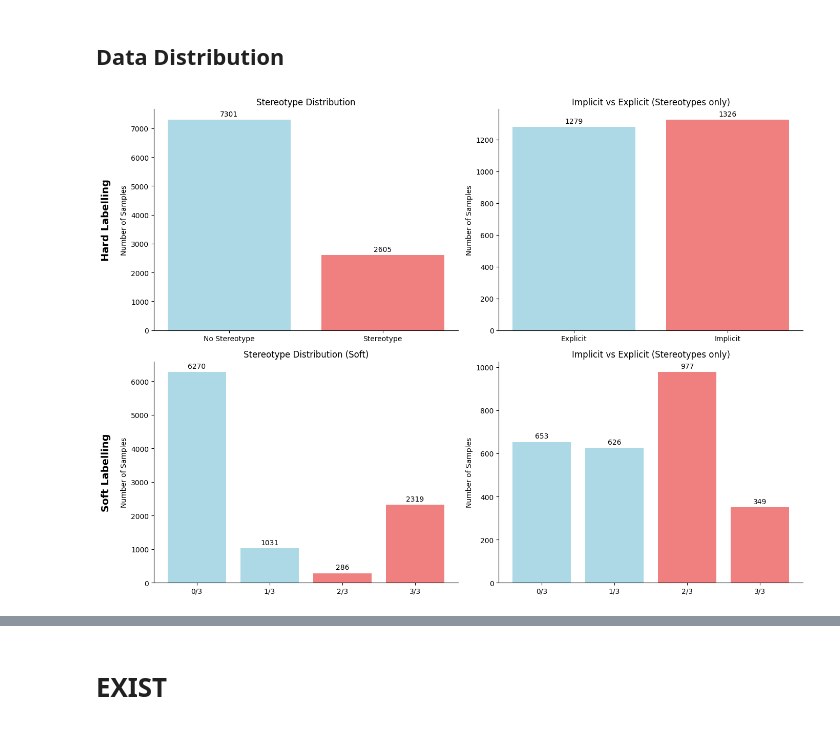
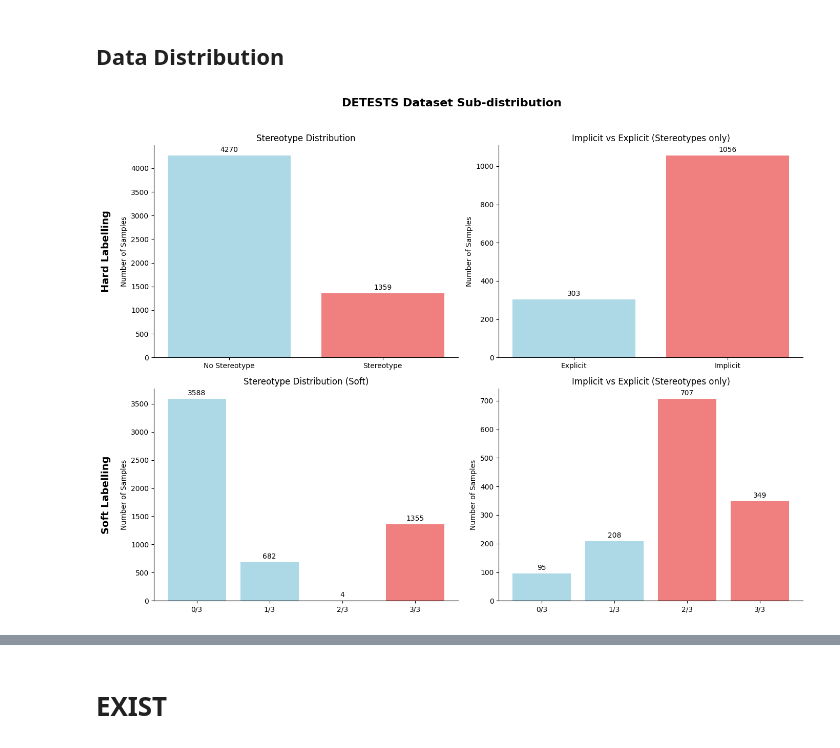
Before and after one commit to Buzzeitor30/stereotype_detection_through_steering_vectors, a Jupyter notebook: notebooks/data_analysis.ipynb, the cells around one changed output, grey strips where cells are left out. Saved outputs shown, nothing was run; the diff lists cells and outputs as text; code cells hidden in the pictures.

Commit message:
new images

```diff
--- a/notebooks/data_analysis.ipynb
+++ b/notebooks/data_analysis.ipynb
@@ -27,80 +90,20 @@ implicit_dis_soft = detests_dataset_df.loc[detests_dataset_df["stereotype"] == 1
 # %%
-import os
+# 1. Apply to DETESTS source
+detest_subset = detests_dataset_df.loc[detests_dataset_df["source"] == "detests"]
+plot_detest_distribution(
+    df=detest_subset,
+    title="DETESTS Dataset Sub-distribution",
+    save_name="detests_source_distribution.png"
+)
 
-# Increased figsize so the two rows don't overlap
-fig, ax = plt.subplots(nrows=2, ncols=2, figsize=(14, 10))
+# 2. Apply to Stereohoax source
+stereohoax_subset = detests_dataset_df.loc[detests_dataset_df["source"] == "stereohoax"]
+plot_detest_distribution(
+    df=stereohoax_subset,
+    title="Stereohoax Dataset Sub-distribution",
+    save_name="stereohoax_source_distribution.png"
+)
 
-# --- ROW 1: Hard Labelling ---
-
-# Plot 1: Bar chart for Stereotype Distribution
-bars1 = ax[0][0].bar(
-    [str(i) for i in sterotype_dis.index],
-    sterotype_dis.values,
-    color=['lightblue', 'lightcoral']
-)
-ax[0][0].set_title('Stereotype Distribution')
-ax[0][0].set_ylabel('Number of Samples')
-ax[0][0].bar_label(bars1, padding=3)
-
-# Plot 2: Bar chart for Implicit Distribution
-bars2 = ax[0][1].bar(
-    [str(i) for i in implicit_dis.index],
-    implicit_dis.values,
-    color=['lightblue', 'lightcoral']
-)
-ax[0][1].set_title('Implicit vs Explicit (Stereotypes only)')
-ax[0][1].set_ylabel('Number of Samples')
-ax[0][1].bar_label(bars2, padding=3)
-
-# Add Row 1 Title on the left side
-ax[0][0].annotate('Hard Labelling', xy=(0, 0.5), xytext=(-ax[0][0].yaxis.labelpad - 10, 0),
-                  xycoords=ax[0][0].yaxis.label, textcoords='offset points',
-                  size=14, ha='right', va='center', rotation=90, fontweight='bold')
-
-# --- ROW 2: Soft Labelling ---
-
-# Soft labels and colors as requested
-soft_labels = ['0/3', '1/3', '2/3', '3/3']
-soft_colors = ['lightblue', 'lightblue', 'lightcoral', 'lightcoral']
-
-# Plot 3: Bar chart for Stereotype Distribution
-bars3 = ax[1][0].bar(
-    soft_labels,
-    stereotype_dis_soft.values,
-    color=soft_colors
-)
-ax[1][0].set_title('Stereotype Distribution (Soft)')
-ax[1][0].set_ylabel('Number of Samples')
-ax[1][0].bar_label(bars3, padding=3)
-
-# Plot 4: Bar chart for Implicit Distribution
-bars4 = ax[1][1].bar(
-    soft_labels,
-    implicit_dis_soft.values,
-    color=soft_colors
-)
-ax[1][1].set_title('Implicit vs Explicit (Stereotypes only)')
-ax[1][1].set_ylabel('Number of Samples')
-ax[1][1].bar_label(bars4, padding=3)
-
-# Add Row 2 Title on the left side
-ax[1][0].annotate('Soft Labelling', xy=(0, 0.5), xytext=(-ax[1][0].yaxis.labelpad - 10, 0),
-                  xycoords=ax[1][0].yaxis.label, textcoords='offset points',
-                  size=14, ha='right', va='center', rotation=90, fontweight='bold')
-
-
-# Clean up axes for presentations (remove top and right borders)
-# We need to flatten the 2D array of axes to iterate over them
-for axis in ax.flatten():
-    axis.spines['top'].set_visible(False)
-    axis.spines['right'].set_visible(False)
-
-plt.tight_layout()
-
-# Create directory if missing and save figure
-os.makedirs("../figures", exist_ok=True)
-fig.savefig("../figures/detest_dis_stereotype_distribution.png", dpi=300, transparent=True, bbox_inches='tight')
-
-plt.show()
+plot_detest_distribution(df=detests_dataset_df, title="DETEST-Dis Dataset distribution", save_name="detest_dis_distribution.png")
 # %% [output]
-[figure, old version]
+[figure, new version]
```
Also changed, not shown: parts of 11 cells of this notebook, 7 other files.
